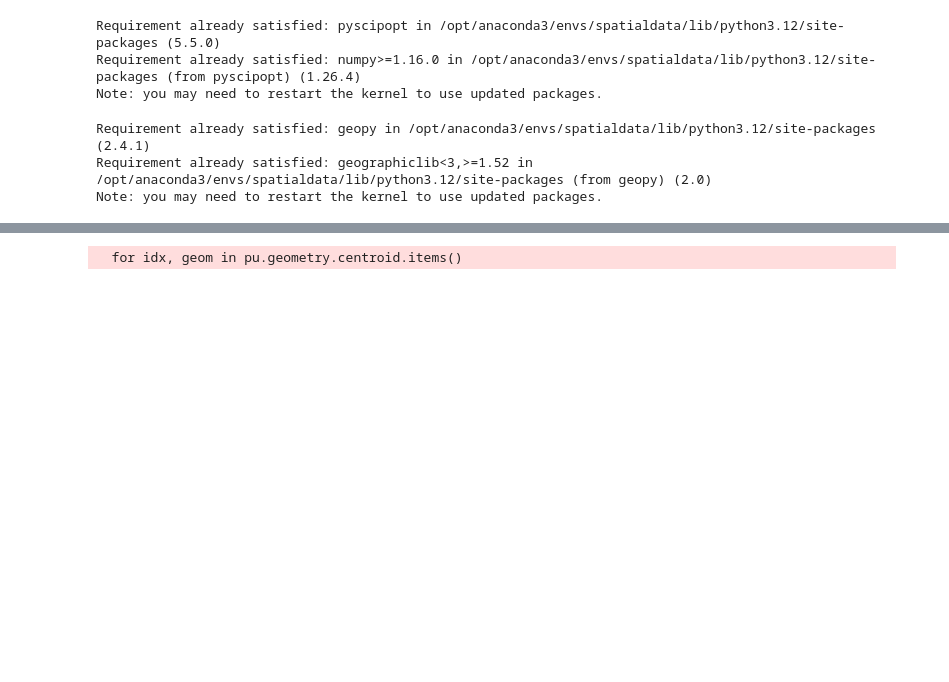
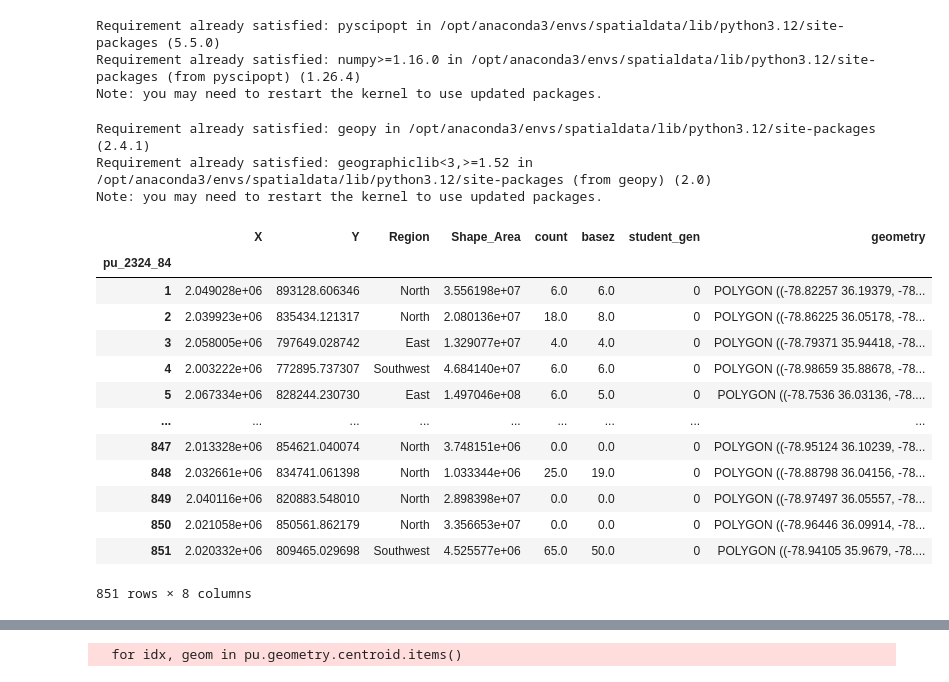
Before and after one commit to olublin/DPS-Planning, a Jupyter notebook: CFLP/CFLP_hs.ipynb, the cells around one changed output, grey strips where cells are left out. Saved outputs shown, nothing was run; the diff lists cells and outputs as text; code cells hidden in the pictures; blank space fills up the shorter version.

```diff
--- a/CFLP/CFLP_hs.ipynb
+++ b/CFLP/CFLP_hs.ipynb
@@ -73,3 +74,20 @@ for i, geometry in enumerate(pu['geometry']):
     pu_id = pu.index[i]
 
     schools.loc[in_geometry, 'pu'] = pu_id
+# %%
+pu
+# %% [output]
+|  | X | Y | Region | Shape_Area | count | basez | student_gen | geometry |
+| pu_2324_84 |  |  |  |  |  |  |  |  |
+| 1 | 2.049028e+06 | 893128.606346 | North | 3.556198e+07 | 6.0 | 6.0 | 0 | POLYGON ((-78.82257 36.19379, -78... |
+| 2 | 2.039923e+06 | 835434.121317 | North | 2.080136e+07 | 18.0 | 8.0 | 0 | POLYGON ((-78.86225 36.05178, -78... |
+| 3 | 2.058005e+06 | 797649.028742 | East | 1.329077e+07 | 4.0 | 4.0 | 0 | POLYGON ((-78.79371 35.94418, -78... |
+| 4 | 2.003222e+06 | 772895.737307 | Southwest | 4.684140e+07 | 6.0 | 6.0 | 0 | POLYGON ((-78.98659 35.88678, -78... |
+| 5 | 2.067334e+06 | 828244.230730 | East | 1.497046e+08 | 6.0 | 5.0 | 0 | POLYGON ((-78.7536 36.03136, -78.... |
+| ... | ... | ... | ... | ... | ... | ... | ... | ... |
+| 847 | 2.013328e+06 | 854621.040074 | North | 3.748151e+06 | 0.0 | 0.0 | 0 | POLYGON ((-78.95124 36.10239, -78... |
+| 848 | 2.032661e+06 | 834741.061398 | North | 1.033344e+06 | 25.0 | 19.0 | 0 | POLYGON ((-78.88798 36.04156, -78... |
+| 849 | 2.040116e+06 | 820883.548010 | North | 2.898398e+07 | 0.0 | 0.0 | 0 | POLYGON ((-78.97497 36.05557, -78... |
+| 850 | 2.021058e+06 | 850561.862179 | North | 3.356653e+07 | 0.0 | 0.0 | 0 | POLYGON ((-78.96446 36.09914, -78... |
+| 851 | 2.020332e+06 | 809465.029698 | Southwest | 4.525577e+06 | 65.0 | 50.0 | 0 | POLYGON ((-78.94105 35.9679, -78.... |
+851 rows × 8 columns
```
Also changed, not shown: parts of 5 cells of this notebook, 9 other files.
